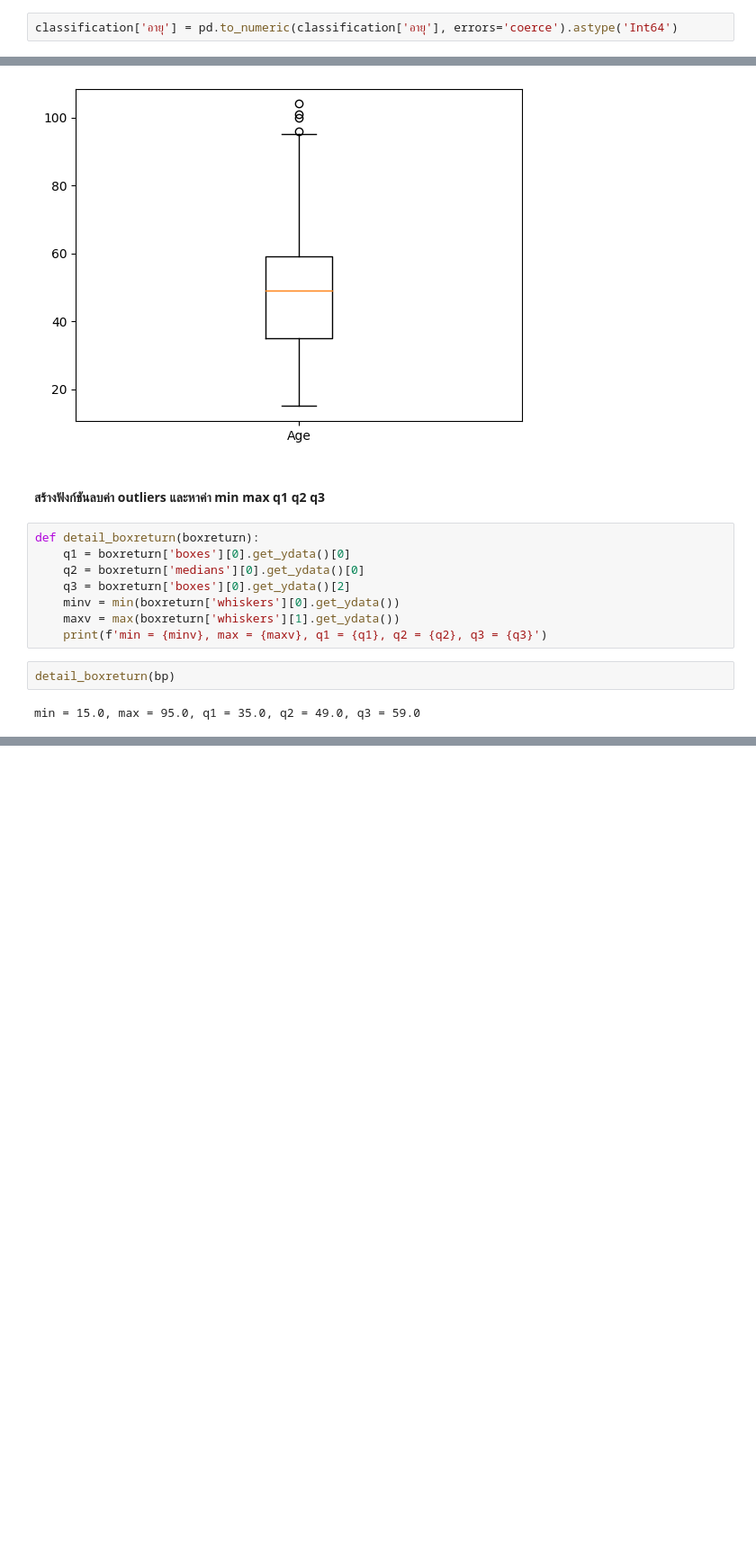
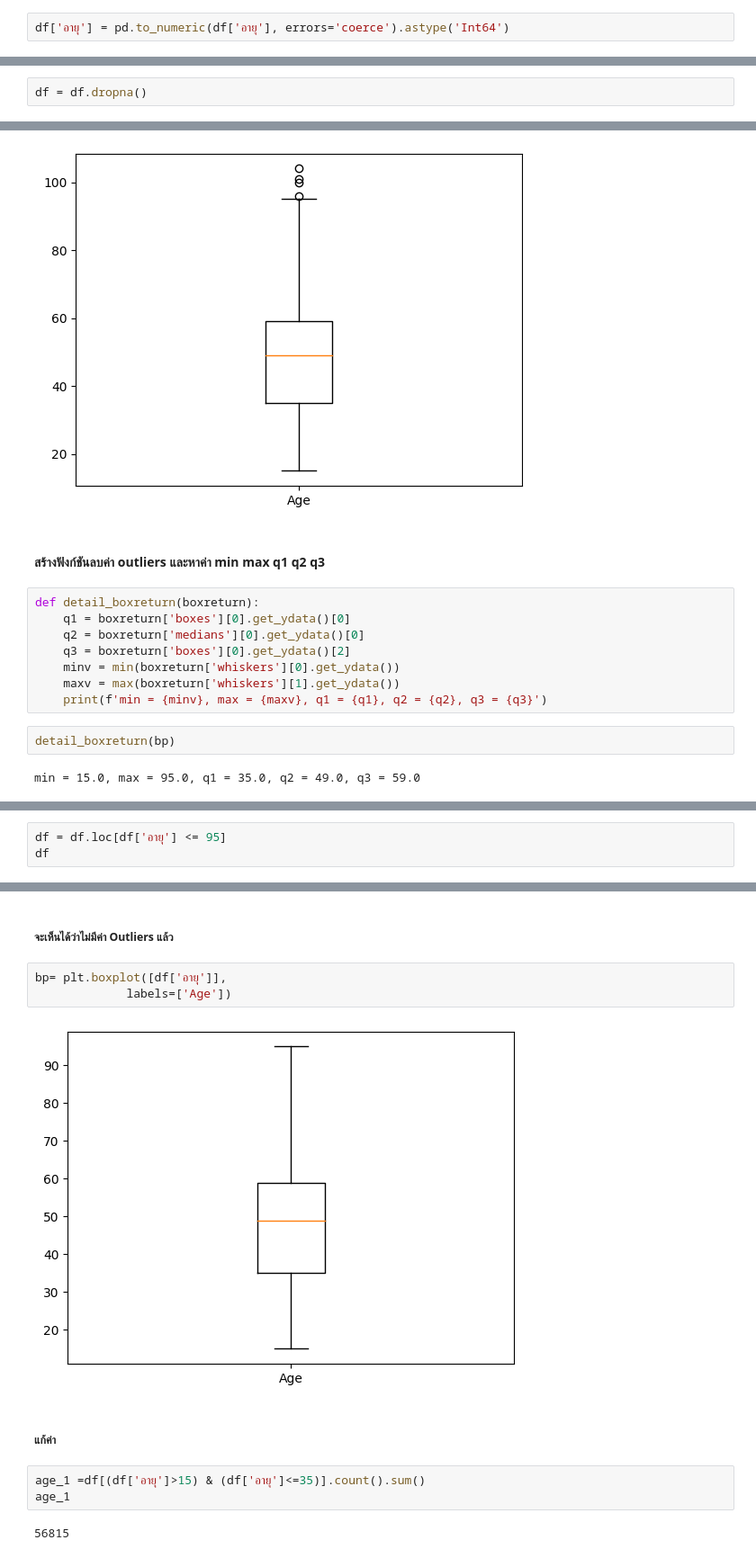
Before and after one commit to Tonry12/BSC_DPDM23, a Jupyter notebook: final_project.ipynb, the cells around one changed output, grey strips where cells are left out. Shown at 90% size. Cells and saved outputs as stored; diff of their text form; blank space fills up the shorter version.

```diff
--- a/final_project.ipynb
+++ b/final_project.ipynb
@@ -322,7 +322,7 @@ classification['อายุ']
 20097    35
 Name: อายุ, Length: 20098, dtype: object
 # %%
-classification['อายุ'] = pd.to_numeric(classification['อายุ'], errors='coerce').astype('Int64')
+df['อายุ'] = pd.to_numeric(df['อายุ'], errors='coerce').astype('Int64')
 # %% [output]
 A value is trying to be set on a copy of a slice from a DataFrame.
 Try using .loc[row_indexer,col_indexer] = value instead
@@ -349 +347,3 @@ classification = classification.dropna()
+# %%
+df = df.dropna()
 # %%
@@ -384,0 +391,3 @@ min = 15.0, max = 95.0, q1 = 35.0, q2 = 49.0, q3 = 59.0
+# %%
+df = df.loc[df['อายุ'] <= 95]
+df
@@ -384,0 +408,14 @@ min = 15.0, max = 95.0, q1 = 35.0, q2 = 49.0, q3 = 59.0
+# %% [markdown]
+##### จะเห็นได้ว่าไม่มีค่า Outliers แล้ว
+# %%
+bp= plt.boxplot([df['อายุ']],
+             labels=['Age'])
+# %% [output]
+[figure, added]
+# %% [markdown]
+##### แก้ค่า
+# %%
+age_1 =df[(df['อายุ']>15) & (df['อายุ']<=35)].count().sum()
+age_1
+# %% [output]
+56815
```
Also changed, not shown: parts of 17 cells of this notebook.
